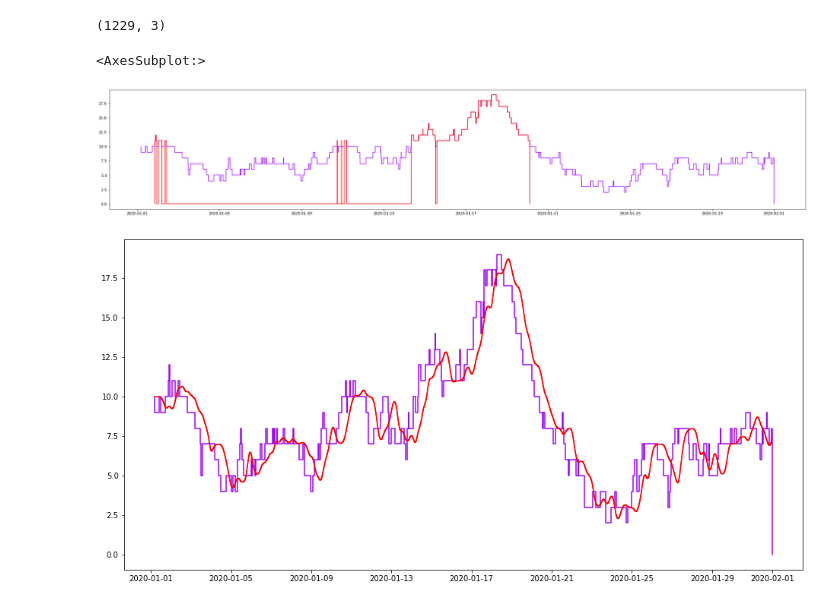
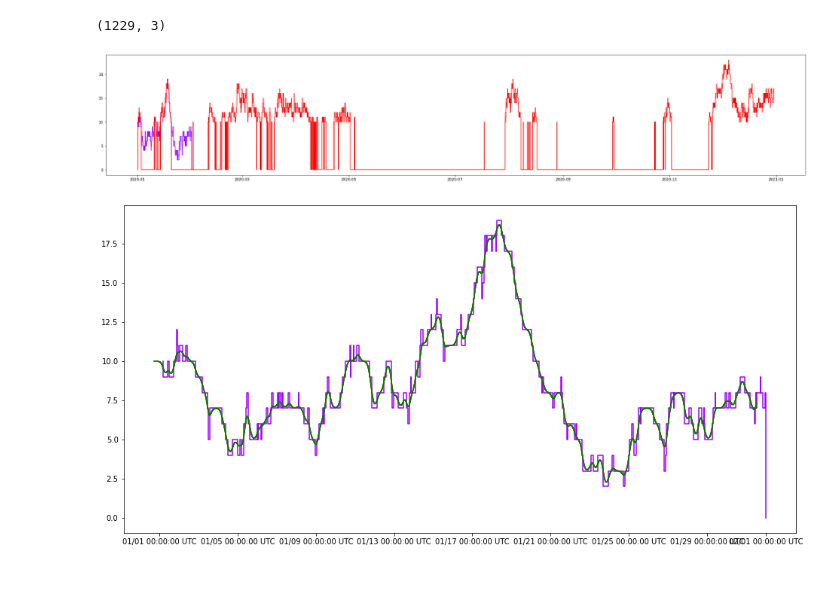
Before and after one commit to probability/topicmodelunderstanding, a Jupyter notebook: Notebooks/Time Delta.ipynb, the cells around one changed output. Drawn from its saved outputs; the diff is of its cells as text; code cells hidden in the pictures; blank space fills up the shorter version.

```diff
--- a/Notebooks/Time Delta.ipynb
+++ b/Notebooks/Time Delta.ipynb
@@ -13,16 +16,24 @@ df.shape
 # %%
 vsteps_clipped = vsteps.clip(ubound=pd.Timestamp(2020,2,1))
 ax = vsteps_clipped.plot(size=(34,6))
 #vsteps_clipped_shift = (vsteps_clipped<<pd.Timedelta(hours=11))
-(vsteps_clipped > 10).plot(ax=ax,color='r')
+(vsteps >= 10).plot(ax=ax,color='r')
 #ax = vsteps.plot(size=(42,6),method='function',ts_grain = pd.Timedelta(hours=1),color='g')
 #vsteps.plot(ax=ax, color='r')
 
 
 #vsteps_clipped.smooth_plot(ax=ax,ts_grain = pd.Timedelta(minutes=10),color='g')
 ax2 = vsteps_clipped.plot()
 vsteps_clipped.smooth_plot(ax=ax2,color='r')
+t = np.arange(pd.Timestamp(2020,1,1),pd.Timestamp(2020,2,1),pd.Timedelta(hours=1)).astype(pd.Timestamp)
+vsteps_clipped.smooth_plot(ax=ax2,color='g')
+#ax2.step(t,vsteps_clipped(t),color='g')
+
+formatter = mdates.DateFormatter('%m/%d %T %Z', tz=tzutc())
+#date_form = DateFormatter('%d-%m')
+ax2.xaxis.set_major_formatter(formatter)
+
+#plt.gca().xaxis.set_major_formatter(formatter)
 # %% [output]
-<AxesSubplot:>
-[figure, old version]
+[figure, new version]
-[figure, old version]
+[figure, new version]
```
Also changed, not shown: parts of 8 cells of this notebook, 6 other files.
